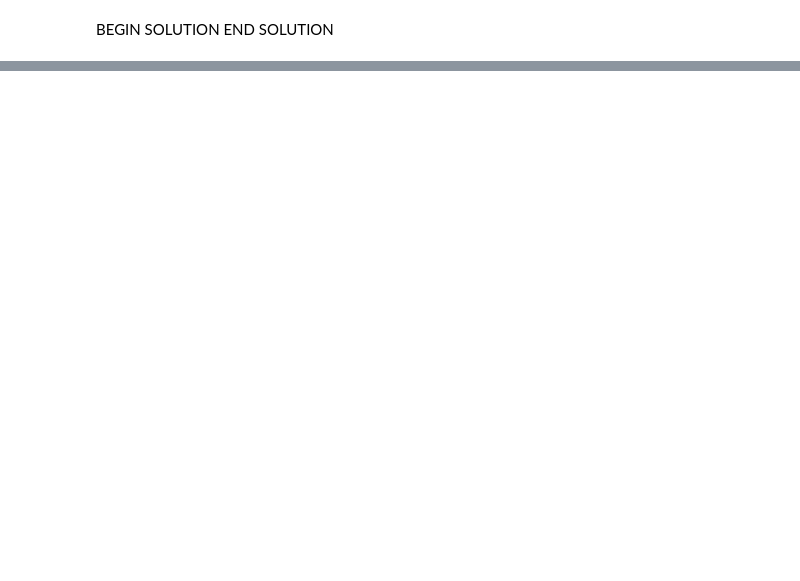
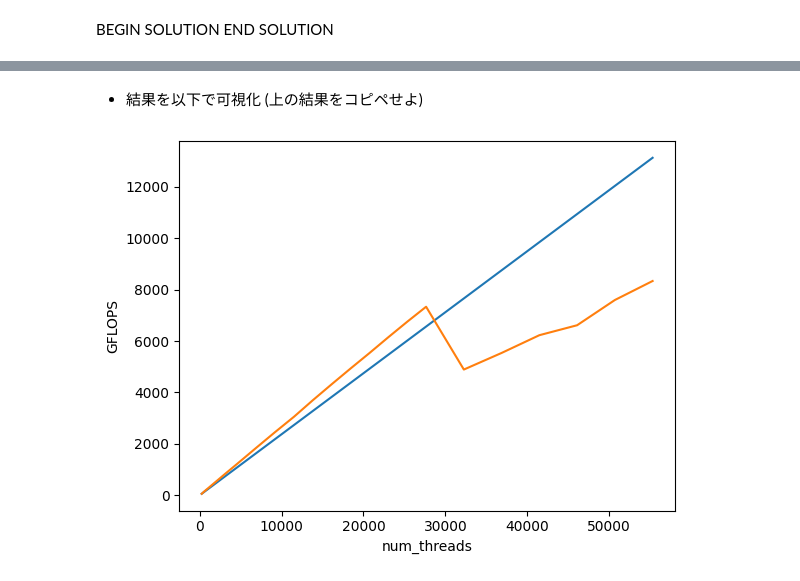
Before and after one commit to taura/computational-science-code, a Jupyter notebook: 01jupyter/notebooks/source/cs02/cs02_omp_gpu.sos.ipynb, the cells around one changed output, grey strips where cells are left out. Cells and saved outputs as stored; diff of their text form; code cells hidden in the pictures; blank space fills up the shorter version.

```diff
--- a/01jupyter/notebooks/source/cs02/cs02_omp_gpu.sos.ipynb
+++ b/01jupyter/notebooks/source/cs02/cs02_omp_gpu.sos.ipynb
@@ -1046,0 +889,54 @@ OMP_TARGET_OFFLOAD=DISABLED ./omp_gpu_sum
+# %% [markdown]
+* 結果を以下で可視化 (上の結果をコピペせよ)
+# %%
+import matplotlib.pyplot as plt
+
+DATA = r"""
+256 60.761 GFLOPS
+512 136.759 GFLOPS
+768 205.410 GFLOPS
+1024 273.127 GFLOPS
+1536 411.445 GFLOPS
+2304 616.603 GFLOPS
+3072 824.166 GFLOPS
+4608 1230.754 GFLOPS
+6912 1848.764 GFLOPS
+9216 2459.781 GFLOPS
+11520 3055.546 GFLOPS
+13824 3699.190 GFLOPS
+16128 4321.098 GFLOPS
+18432 4932.755 GFLOPS
+20736 5532.676 GFLOPS
+23040 6148.738 GFLOPS
+25344 6750.046 GFLOPS
+27648 7332.850 GFLOPS
+32256 4890.845 GFLOPS
+36864 5536.332 GFLOPS
+41472 6226.503 GFLOPS
+46080 6613.525 GFLOPS
+50688 7594.311 GFLOPS
+55296 8333.710 GFLOPS
+"""
+
+def main():
+    data = DATA.strip().split("\n")
+    X = []
+    Y = []
+    L = []
+    for line in data:
+        fields = line.strip().split()
+        if len(fields) != 3:
+            continue
+        x, y = fields[:2]
+        X.append(float(x))
+        Y.append(float(y))
+        L.append(Y[0] / X[0] * float(x))
+    plt.ylabel("GFLOPS")
+    plt.xlabel("num_threads")
+    plt.plot(X, L)
+    plt.plot(X, Y)
+    plt.show()
+
+main()
+# %% [output]
+[figure, added]
```
Also changed, not shown: parts of 197 cells of this notebook, 28 other files.
